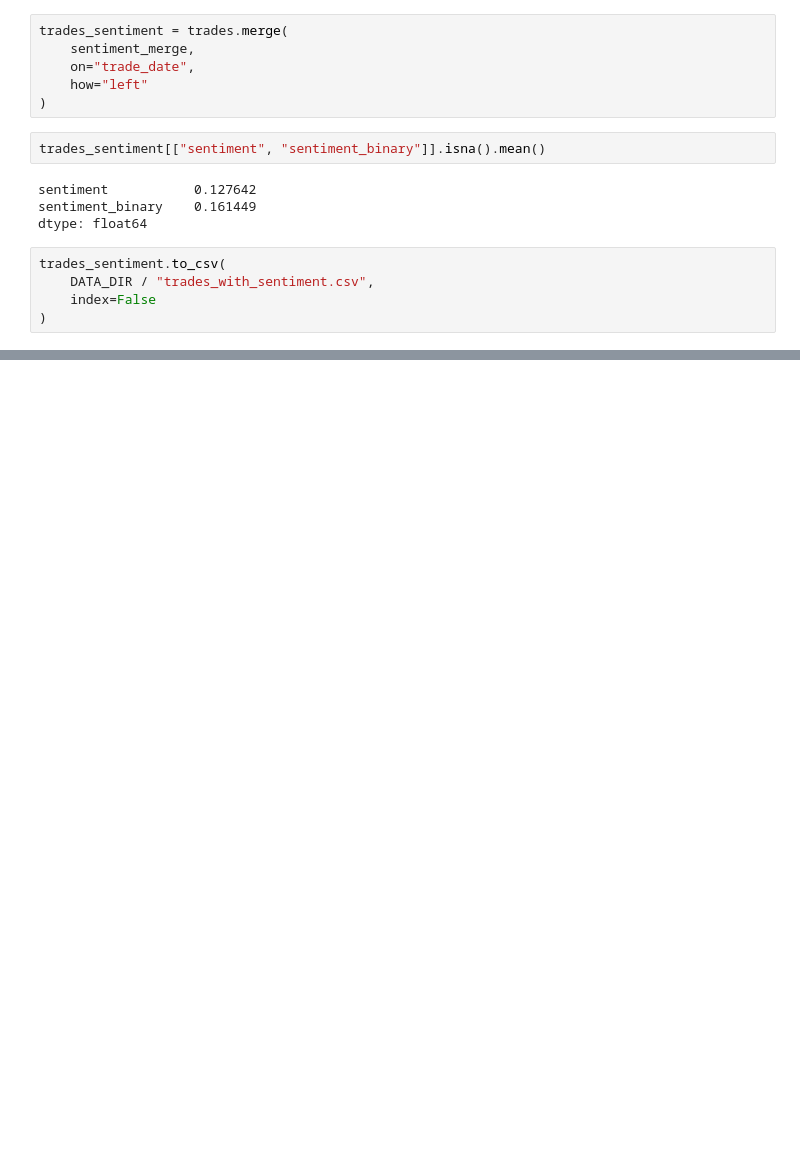
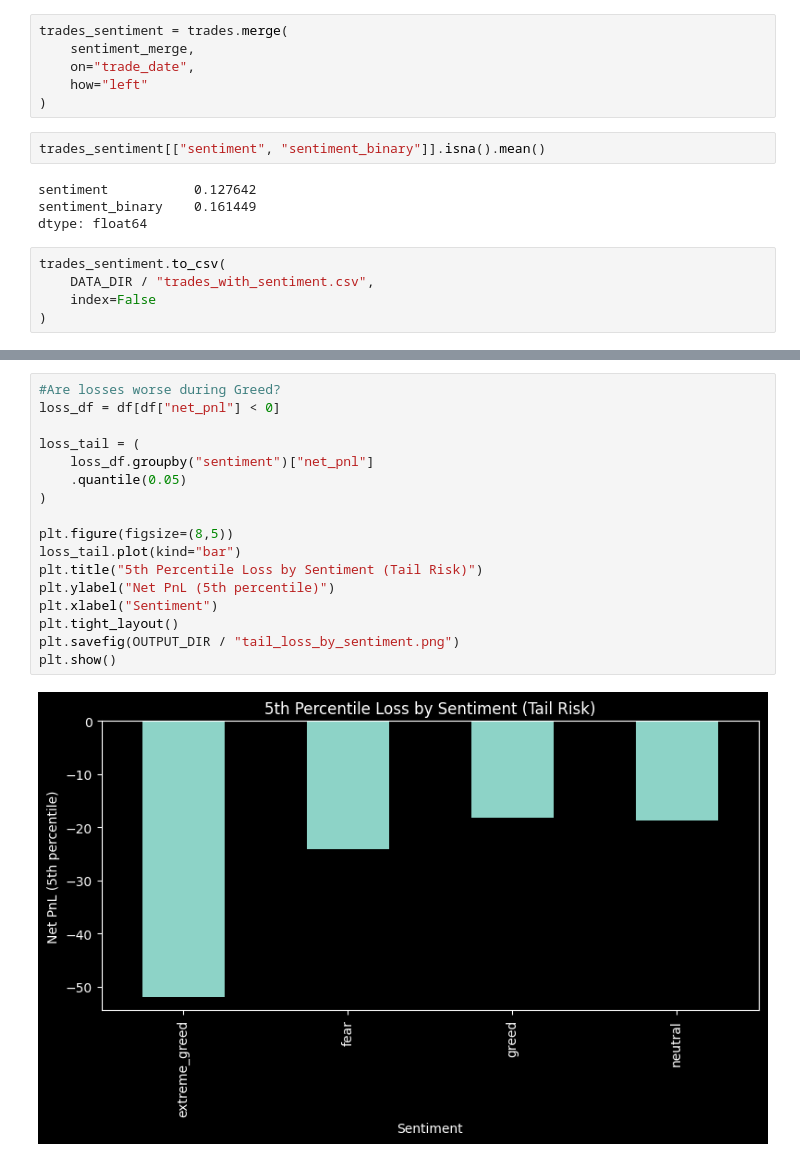
Before and after one commit to DeadBoTt-exe/Assignment_Primetrade.ai, a Jupyter notebook: notebook1.ipynb, the cells around one changed output, grey strips where cells are left out. Cells and saved outputs as stored; diff of their text form; blank space fills up the shorter version.

```diff
--- a/notebook1.ipynb
+++ b/notebook1.ipynb
@@ -187,0 +335,19 @@ trades_sentiment.to_csv(
+# %%
+#Are losses worse during Greed?
+loss_df = df[df["net_pnl"] < 0]
+
+loss_tail = (
+    loss_df.groupby("sentiment")["net_pnl"]
+    .quantile(0.05)
+)
+
+plt.figure(figsize=(8,5))
+loss_tail.plot(kind="bar")
+plt.title("5th Percentile Loss by Sentiment (Tail Risk)")
+plt.ylabel("Net PnL (5th percentile)")
+plt.xlabel("Sentiment")
+plt.tight_layout()
+plt.savefig(OUTPUT_DIR / "tail_loss_by_sentiment.png")
+plt.show()
+# %% [output]
+[figure, added]
```
Also changed, not shown: parts of 24 cells of this notebook, 9 other files.
